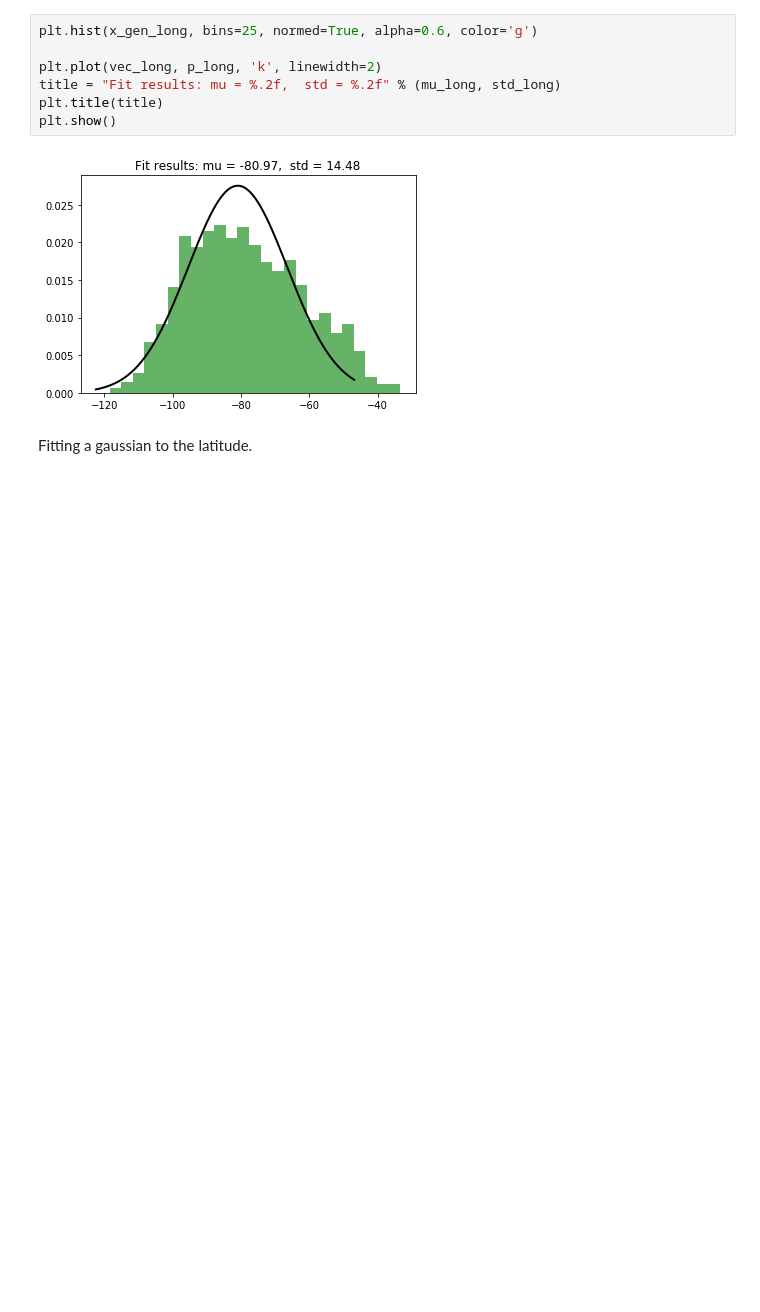
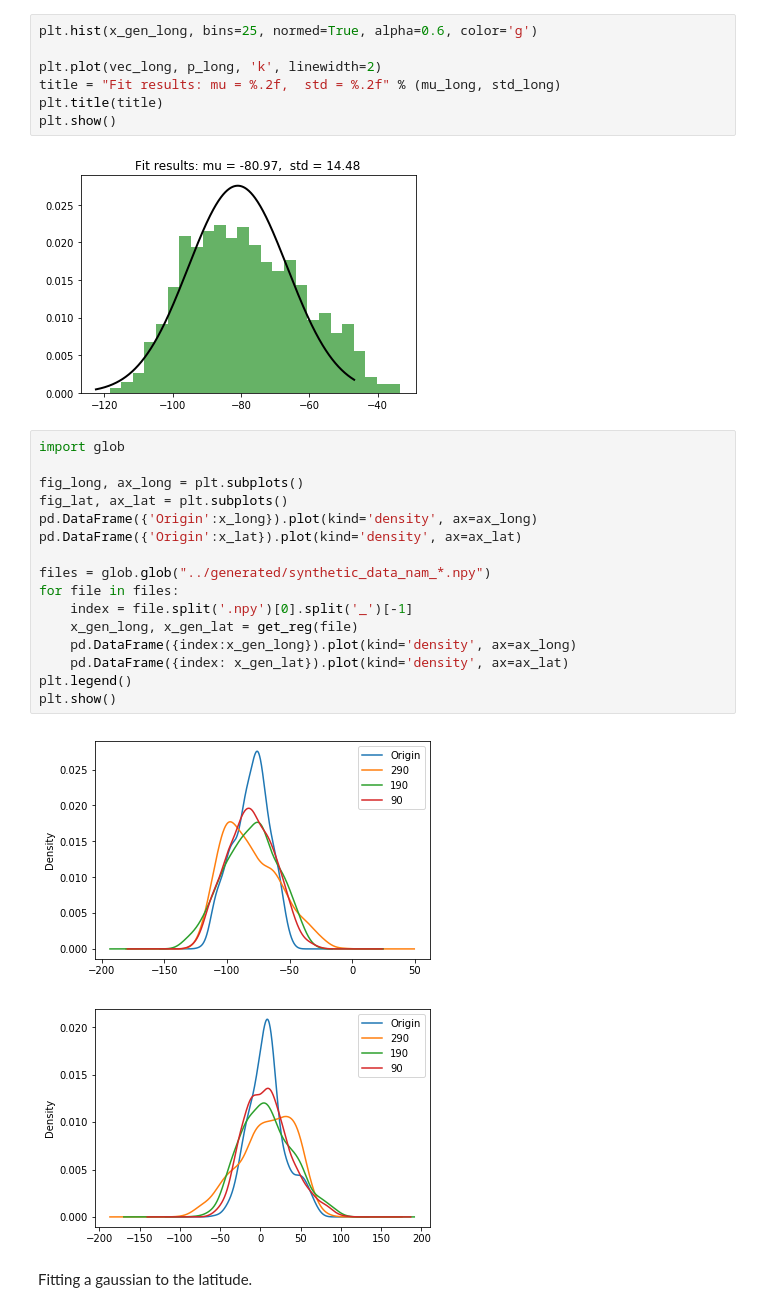
Before and after one commit to thomasgrsp/workaroundmedgan, a Jupyter notebook: notebooks/medgan_pca.ipynb, the cells around one changed output. Cells and saved outputs as stored; diff of their text form; blank space fills up the shorter version.

```diff
--- a/notebooks/medgan_pca.ipynb
+++ b/notebooks/medgan_pca.ipynb
@@ -167,6 +161,25 @@ plt.title(title)
 plt.show()
 # %% [output]
 [figure]
+# %%
+import glob
+
+fig_long, ax_long = plt.subplots()
+fig_lat, ax_lat = plt.subplots()
+pd.DataFrame({'Origin':x_long}).plot(kind='density', ax=ax_long)
+pd.DataFrame({'Origin':x_lat}).plot(kind='density', ax=ax_lat)
+
+files = glob.glob("../generated/synthetic_data_nam_*.npy")
+for file in files:
+    index = file.split('.npy')[0].split('_')[-1]
+    x_gen_long, x_gen_lat = get_reg(file)
+    pd.DataFrame({index:x_gen_long}).plot(kind='density', ax=ax_long)
+    pd.DataFrame({index: x_gen_lat}).plot(kind='density', ax=ax_lat)
+plt.legend()
+plt.show()
+# %% [output]
+[figure, added]
+[figure, added]
 # %% [markdown]
 Fitting a gaussian to the latitude.
 # %%
```
Also changed, not shown: parts of 7 cells of this notebook, 2 other files.
